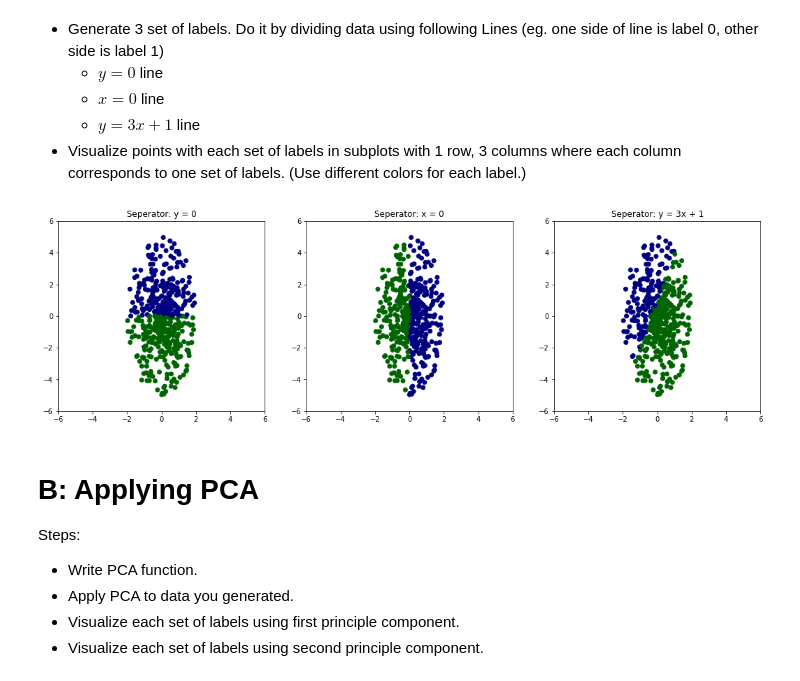
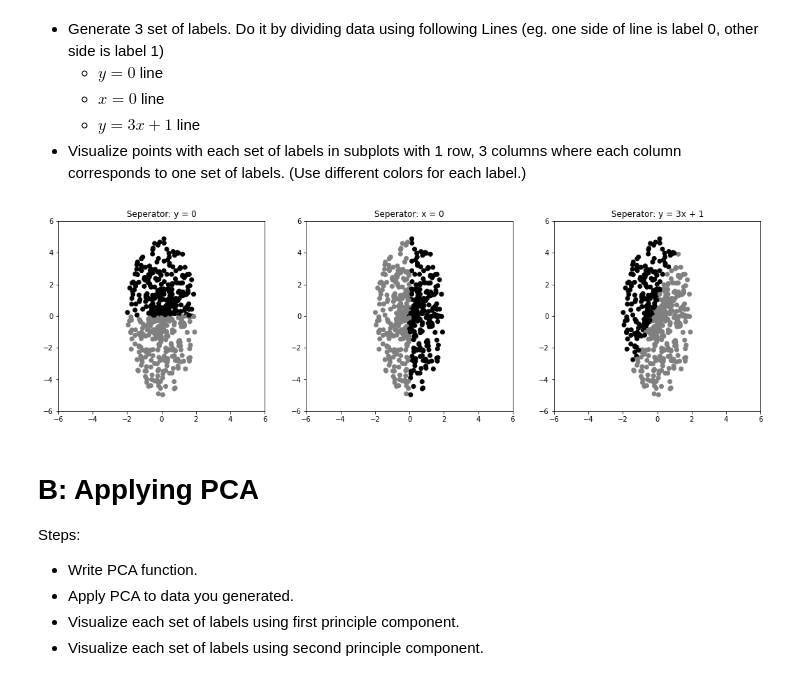
Before and after one commit to nazmicancalik/ml, a Jupyter notebook: 2/hw2.ipynb, the cells around one changed output. Cells and saved outputs as stored; diff of their text form; code cells hidden in the pictures.

```diff
--- a/2/hw2.ipynb
+++ b/2/hw2.ipynb
@@ -21,7 +21,7 @@ Steps:
 * Visualize points with each set of labels in subplots with 1 row, 3 columns where each column corresponds to one set of labels. (Use different colors for each label.)
 # %%
 SIZE = 500
-COLORS = ['darkgreen','navy']
+COLORS = ['gray','black']
 
 def generate_labels(data):
     labels = []
@@ -53,34 +53,34 @@ def create_dataset():
 def visualize_data(data,labels):
     fig, axs = plt.subplots(1, 3, figsize=(18, 5))
 
     x_values = data[:,0]
     y_values = data[:,1]
     lim = [-6.0,6.0]
 
     axs[0].scatter(x_values, y_values, c=labels[:,0], cmap=matplotlib.colors.ListedColormap(COLORS))
     axs[0].set_xlim(lim)
     axs[0].set_ylim(lim)
     axs[0].set_title('Seperator: y = 0')
 
     axs[1].scatter(x_values, y_values, c=labels[:,1], cmap=matplotlib.colors.ListedColormap(COLORS))
     axs[1].set_xlim(lim)
     axs[1].set_ylim(lim)
     axs[1].set_title('Seperator: x = 0')
 
     axs[2].scatter(x_values, y_values, c=labels[:,2], cmap=matplotlib.colors.ListedColormap(COLORS))
     axs[2].set_xlim(lim)
     axs[2].set_ylim(lim)
     axs[2].set_title('Seperator: y = 3x + 1')
 
 
     plt.show()
 
 data = create_dataset()
 labels = generate_labels(data)
 
 visualize_data(data,labels)
 # %% [output]
-[figure, old version]
+[figure, new version]
 # %% [markdown]
 # B: Applying PCA
 Steps:
```
Also changed, not shown: parts of 4 cells of this notebook, 1 other file.
